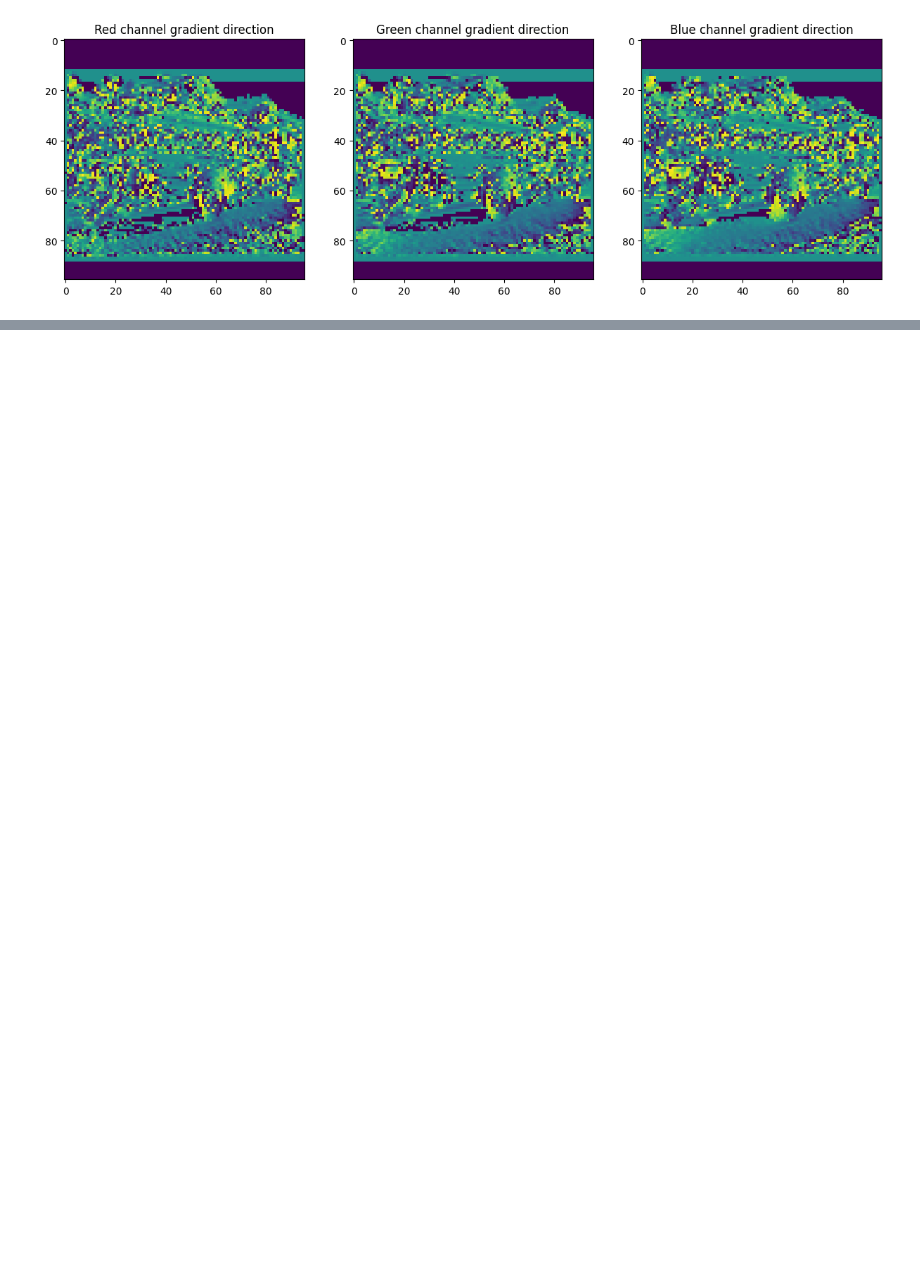
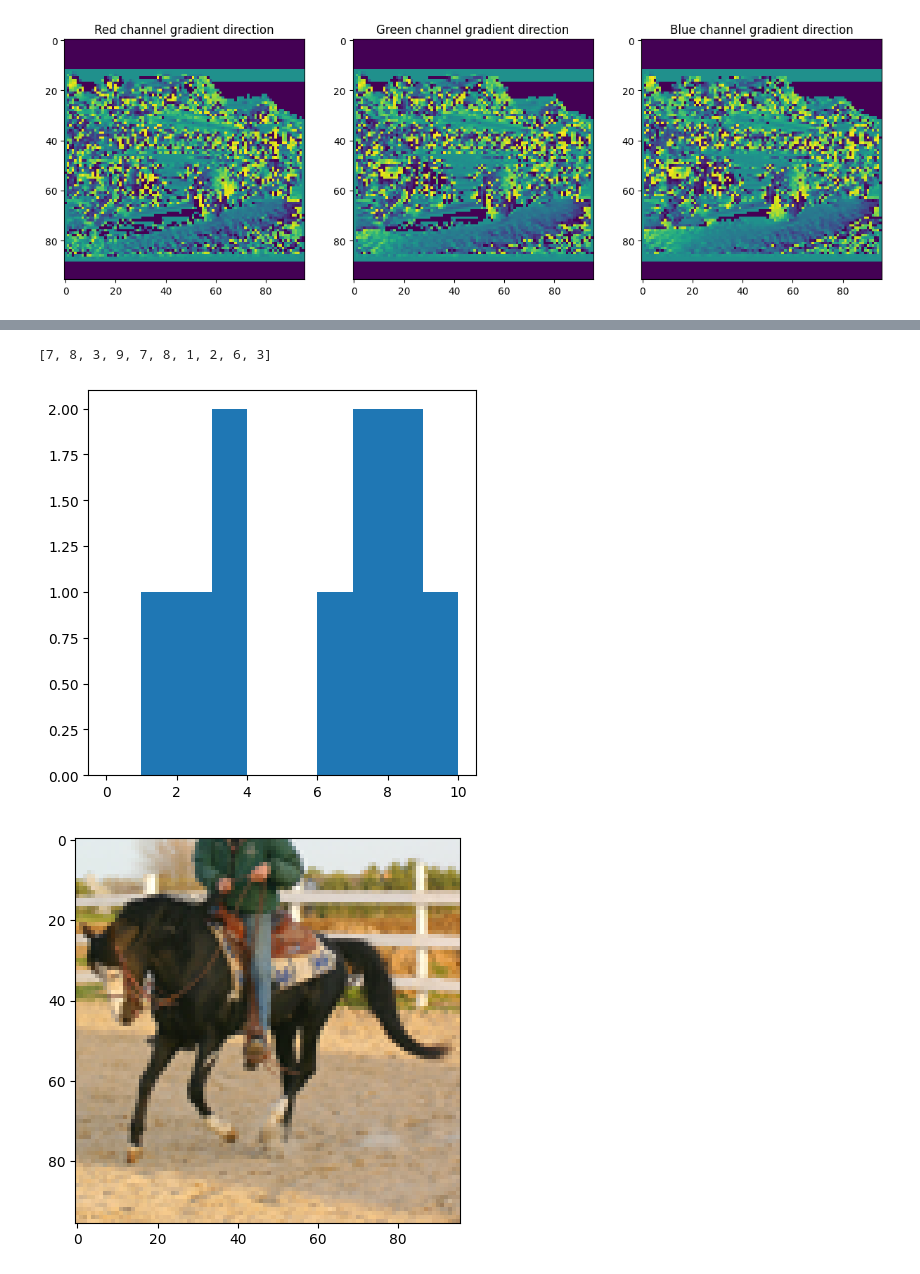
Before and after one commit to MurphLaws/Exp, a Jupyter notebook: IVP/TD2.ipynb, the cells around one changed output, grey strips where cells are left out. Saved outputs shown, nothing was run; the diff lists cells and outputs as text; code cells hidden in the pictures; blank space fills up the shorter version.

```diff
--- a/IVP/TD2.ipynb
+++ b/IVP/TD2.ipynb
@@ -329,0 +454,53 @@ array([[48,  0,  0, ...,  0,  0,  0],
+# %%
+
+
+#Implement a nereaest neighbor classifier to classify the images BoW histograms using the euclidean distance
+
+#Define a function to compute the euclidean distance between two histograms
+
+def euclidean_distance(histogram1, histogram2):
+    return np.sqrt(np.sum((histogram1 - histogram2) ** 2))
+
+
+#Define a function to compute the nearest neighbor
+
+def nearest_neighbor(histogram, histograms):
+    #Initialize the distances as an empty list
+    distances = []
+    #For each histogram in histograms
+    for hist in histograms:
+        #Compute the euclidean distance between the histogram and the histogram in histograms
+        dist = euclidean_distance(histogram, hist)
+        #Append the distance to the distances list
+        distances.append(dist)
+    #Return the index of the minimum distance
+    return np.argmin(distances)
+
+
+def predict_image(img, model):
+    image_hist = compute_BoW(10, img)
+    return nearest_neighbor(image_hist, model)
+
+
+
+
+predict_array  =  []
+for i in range(10):
+
+    predicted = compute_BoW(10, [images_test[0]])[0]
+    predicted_lbl = nearest_neighbor(predicted, foo)
+    predict_array.append(labels_train[predicted_lbl])
+
+print(predict_array)
+
+plt.figure(figsize=(5,5))
+plt.hist(predict_array, bins=10, range=(0, 10))
+plt.show()
+
+plt.figure(figsize=(5,5))
+plt.imshow(images_test[0])
+plt.show()
+# %% [output]
+[7, 8, 3, 9, 7, 8, 1, 2, 6, 3]
+[figure, added]
+[figure, added]
```
Also changed, not shown: parts of 7 cells of this notebook.
